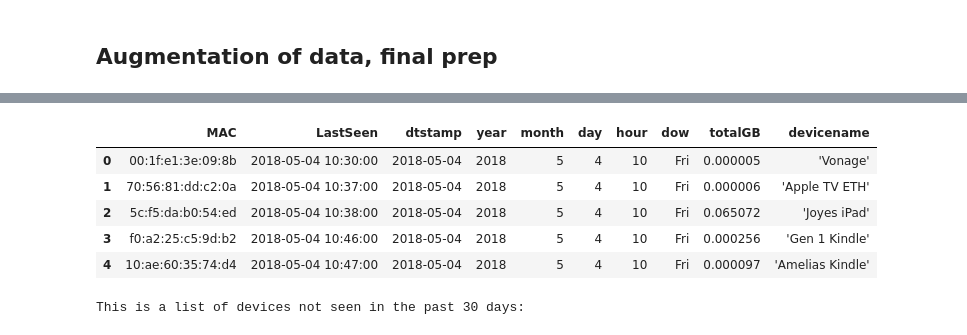
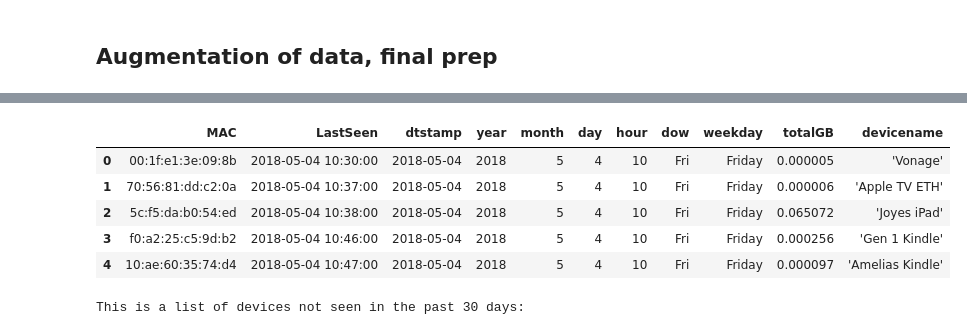
Before and after one commit to scoyote/Router-Tools, a Jupyter notebook: Parse Hourlyfile.ipynb, the cells around one changed output, grey strips where cells are left out. Drawn from its saved outputs; the diff is of its cells as text; code cells hidden in the pictures.

```diff
--- a/Parse Hourlyfile.ipynb
+++ b/Parse Hourlyfile.ipynb
@@ -126,6 +126,7 @@ finaldf['hour'] = finaldf['LastSeen'].dt.hour
 finaldf['year'] = finaldf['LastSeen'].dt.year
 finaldf['day'] = finaldf['LastSeen'].dt.day
 finaldf['month'] = finaldf['LastSeen'].dt.month
+finaldf['weekday'] = finaldf['LastSeen'].dt.weekday_name
 
 days ={0:'Mon',1:'Tue',2:'Wed',3:'Thu',4:'Fri',5:'Sat',6:"Sun"}
 finaldf['dow'] = finaldf['LastSeen'].dt.weekday.map(days)
@@ -146,13 +149,13 @@ Wall time: 77.8 ms
 # %%
-finaldf = finaldf[['MAC','LastSeen','dtstamp','year','month','day','hour','dow','totalGB','devicename']]
+finaldf = finaldf[['MAC','LastSeen','dtstamp','year','month','day','hour','dow','weekday','totalGB','devicename']]
 finaldf.head()
 # %% [output]
-|  | MAC | LastSeen | dtstamp | year | month | day | hour | dow | totalGB | devicename |
-| 0 | 00:1f:e1:3e:09:8b | 2018-05-04 10:30:00 | 2018-05-04 | 2018 | 5 | 4 | 10 | Fri | 0.000005 | 'Vonage' |
-| 1 | 70:56:81:dd:c2:0a | 2018-05-04 10:37:00 | 2018-05-04 | 2018 | 5 | 4 | 10 | Fri | 0.000006 | 'Apple TV ETH' |
-| 2 | 5c:f5:da:b0:54:ed | 2018-05-04 10:38:00 | 2018-05-04 | 2018 | 5 | 4 | 10 | Fri | 0.065072 | 'Joyes iPad' |
-| 3 | f0:a2:25:c5:9d:b2 | 2018-05-04 10:46:00 | 2018-05-04 | 2018 | 5 | 4 | 10 | Fri | 0.000256 | 'Gen 1 Kindle' |
-| 4 | 10:ae:60:35:74:d4 | 2018-05-04 10:47:00 | 2018-05-04 | 2018 | 5 | 4 | 10 | Fri | 0.000097 | 'Amelias Kindle' |
+|  | MAC | LastSeen | dtstamp | year | month | day | hour | dow | weekday | totalGB | devicename |
+| 0 | 00:1f:e1:3e:09:8b | 2018-05-04 10:30:00 | 2018-05-04 | 2018 | 5 | 4 | 10 | Fri | Friday | 0.000005 | 'Vonage' |
+| 1 | 70:56:81:dd:c2:0a | 2018-05-04 10:37:00 | 2018-05-04 | 2018 | 5 | 4 | 10 | Fri | Friday | 0.000006 | 'Apple TV ETH' |
+| 2 | 5c:f5:da:b0:54:ed | 2018-05-04 10:38:00 | 2018-05-04 | 2018 | 5 | 4 | 10 | Fri | Friday | 0.065072 | 'Joyes iPad' |
+| 3 | f0:a2:25:c5:9d:b2 | 2018-05-04 10:46:00 | 2018-05-04 | 2018 | 5 | 4 | 10 | Fri | Friday | 0.000256 | 'Gen 1 Kindle' |
+| 4 | 10:ae:60:35:74:d4 | 2018-05-04 10:47:00 | 2018-05-04 | 2018 | 5 | 4 | 10 | Fri | Friday | 0.000097 | 'Amelias Kindle' |
 # %%
 #dropouts - get list of MACs that havent been on the network for awhile:
 #finaldf['legacy'] =
```
Also changed, not shown: parts of 13 cells of this notebook.
